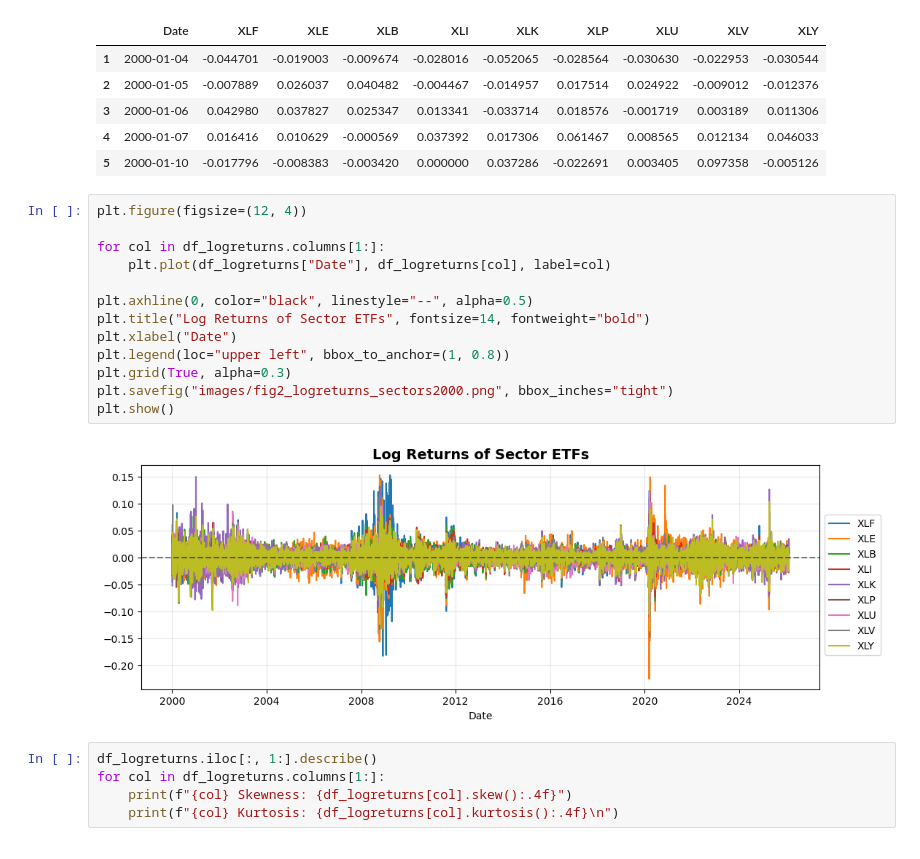
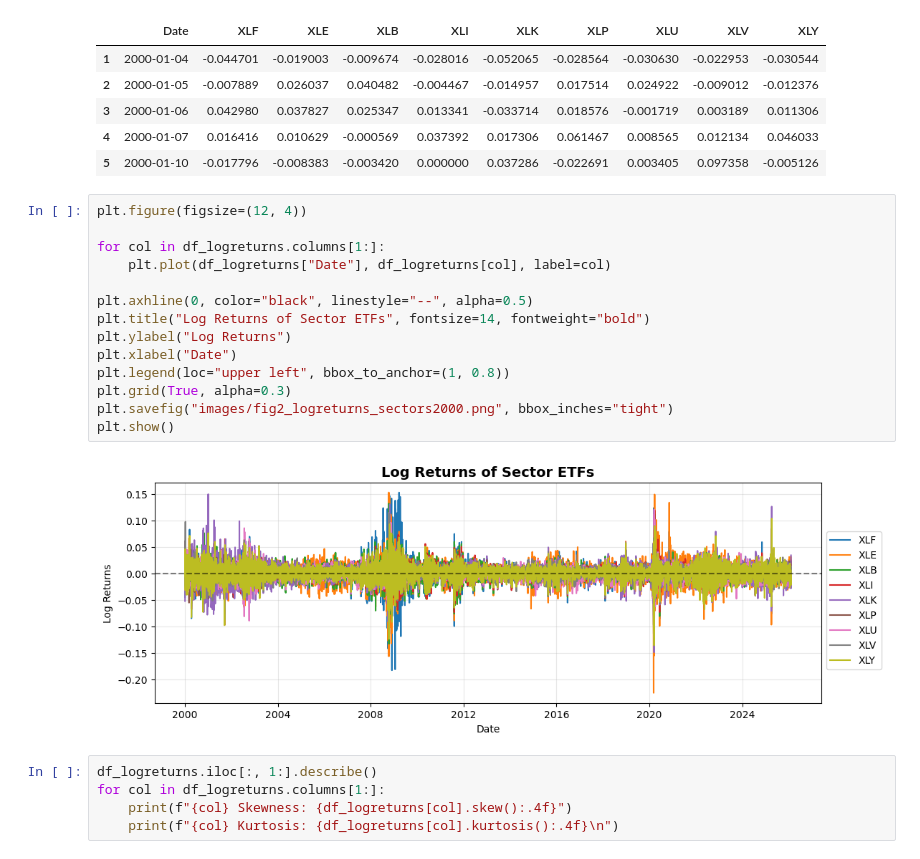
Before and after one commit to ucabeaz/Data-Science---Network, a Jupyter notebook: notebooks/data_analysis_2000.ipynb, the cells around one changed output. Drawn from its saved outputs; the diff is of its cells as text.

```diff
--- a/notebooks/data_analysis_2000.ipynb
+++ b/notebooks/data_analysis_2000.ipynb
@@ -92,18 +92,19 @@ df_logreturns.head()
 # %%
 plt.figure(figsize=(12, 4))
 
 for col in df_logreturns.columns[1:]:
     plt.plot(df_logreturns["Date"], df_logreturns[col], label=col)
 
 plt.axhline(0, color="black", linestyle="--", alpha=0.5)
 plt.title("Log Returns of Sector ETFs", fontsize=14, fontweight="bold")
+plt.ylabel("Log Returns")
 plt.xlabel("Date")
 plt.legend(loc="upper left", bbox_to_anchor=(1, 0.8))
 plt.grid(True, alpha=0.3)
 plt.savefig("images/fig2_logreturns_sectors2000.png", bbox_inches="tight")
 plt.show()
 # %% [output]
-[figure, old version]
+[figure, new version]
 # %%
 df_logreturns.iloc[:, 1:].describe()
 for col in df_logreturns.columns[1:]:
```
Also changed, not shown: 1 other file.
